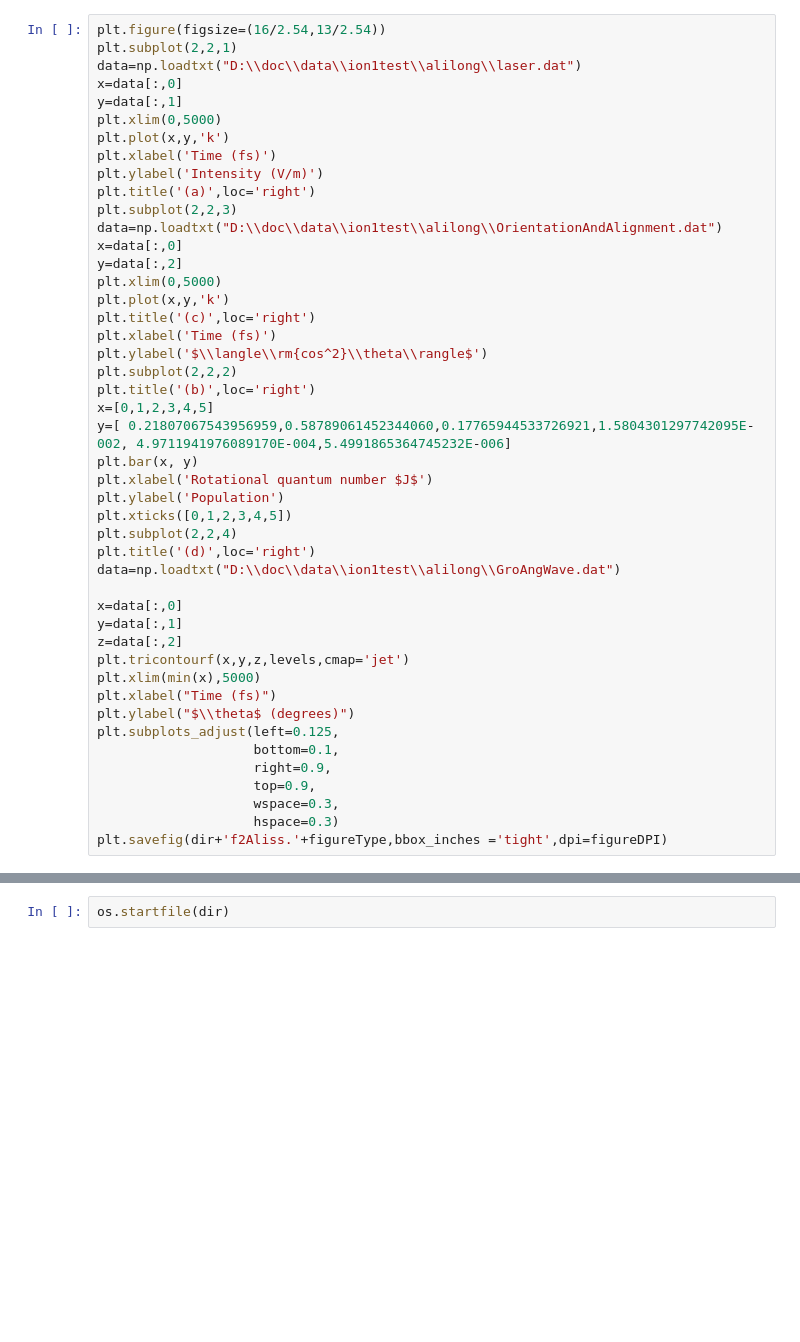
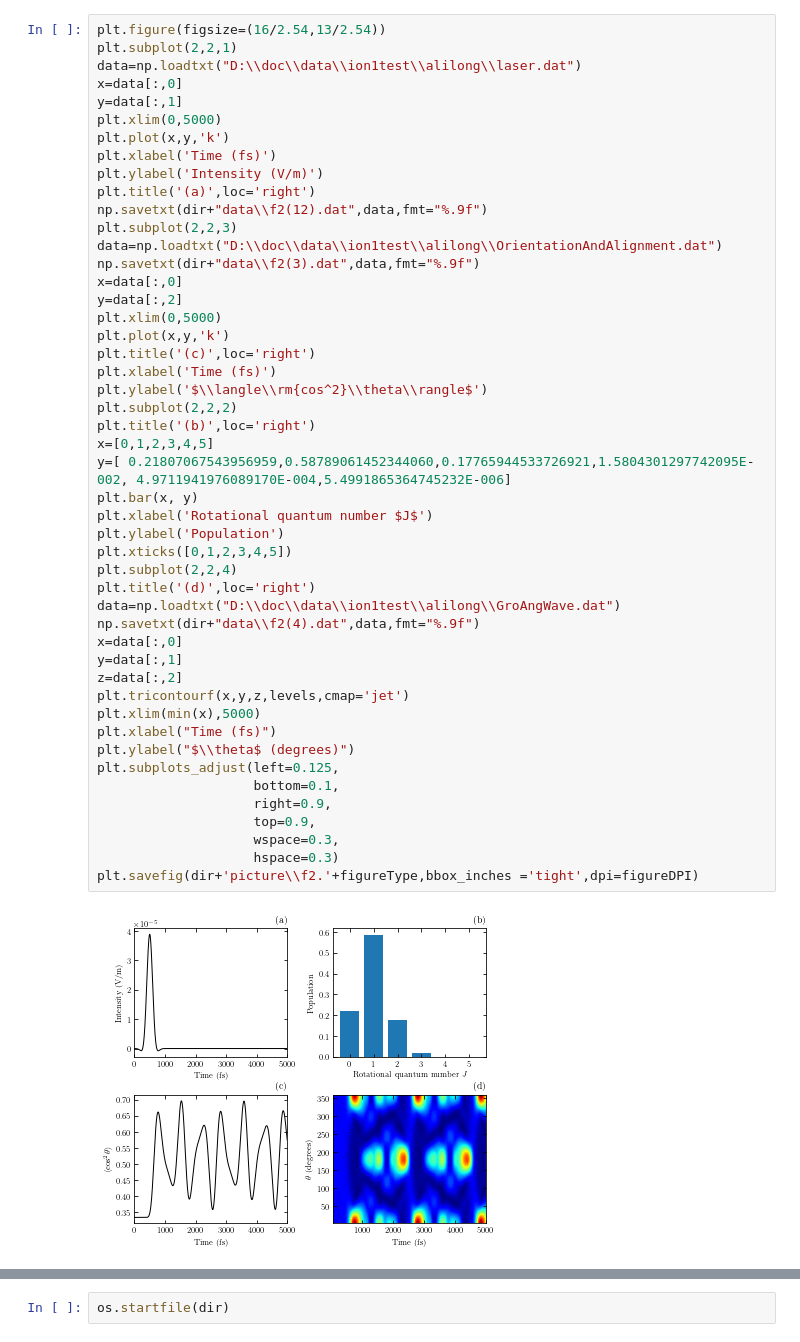
Before and after one commit to anfax/SciDataPlot, a Jupyter notebook: Python/IonPaperPlot.ipynb, the cells around one changed output, grey strips where cells are left out. Cells and saved outputs as stored; diff of their text form; blank space fills up the shorter version.

```diff
--- a/Python/IonPaperPlot.ipynb
+++ b/Python/IonPaperPlot.ipynb
@@ -58,41 +63,45 @@ plt.plot(x,y,'k')
 plt.xlabel('Time (fs)')
 plt.ylabel('Intensity (V/m)')
 plt.title('(a)',loc='right')
+np.savetxt(dir+"data\\f2(12).dat",data,fmt="%.9f")
 plt.subplot(2,2,3)
 data=np.loadtxt("D:\\doc\\data\\ion1test\\alilong\\OrientationAndAlignment.dat")
+np.savetxt(dir+"data\\f2(3).dat",data,fmt="%.9f")
 x=data[:,0]
 y=data[:,2]
 plt.xlim(0,5000)
 plt.plot(x,y,'k')
 plt.title('(c)',loc='right')
 plt.xlabel('Time (fs)')
 plt.ylabel('$\\langle\\rm{cos^2}\\theta\\rangle$')
 plt.subplot(2,2,2)
 plt.title('(b)',loc='right')
 x=[0,1,2,3,4,5]
 y=[ 0.21807067543956959,0.58789061452344060,0.17765944533726921,1.5804301297742095E-002, 4.9711941976089170E-004,5.4991865364745232E-006]
 plt.bar(x, y)
 plt.xlabel('Rotational quantum number $J$')
 plt.ylabel('Population')
 plt.xticks([0,1,2,3,4,5])
 plt.subplot(2,2,4)
 plt.title('(d)',loc='right')
 data=np.loadtxt("D:\\doc\\data\\ion1test\\alilong\\GroAngWave.dat")
-
+np.savetxt(dir+"data\\f2(4).dat",data,fmt="%.9f")
 x=data[:,0]
 y=data[:,1]
 z=data[:,2]
 plt.tricontourf(x,y,z,levels,cmap='jet')
 plt.xlim(min(x),5000)
 plt.xlabel("Time (fs)")
 plt.ylabel("$\\theta$ (degrees)")
 plt.subplots_adjust(left=0.125,
                     bottom=0.1,
                     right=0.9,
                     top=0.9,
                     wspace=0.3,
                     hspace=0.3)
-plt.savefig(dir+'f2Aliss.'+figureType,bbox_inches ='tight',dpi=figureDPI)
+plt.savefig(dir+'picture\\f2.'+figureType,bbox_inches ='tight',dpi=figureDPI)
+# %% [output]
+[figure, added]
 # %%
 intDir="D:\\doc\\data\\ion\\laserData\\"
 legengLoc=(0.15,0.75)
```
Also changed, not shown: parts of 18 cells of this notebook, 4 other files.
